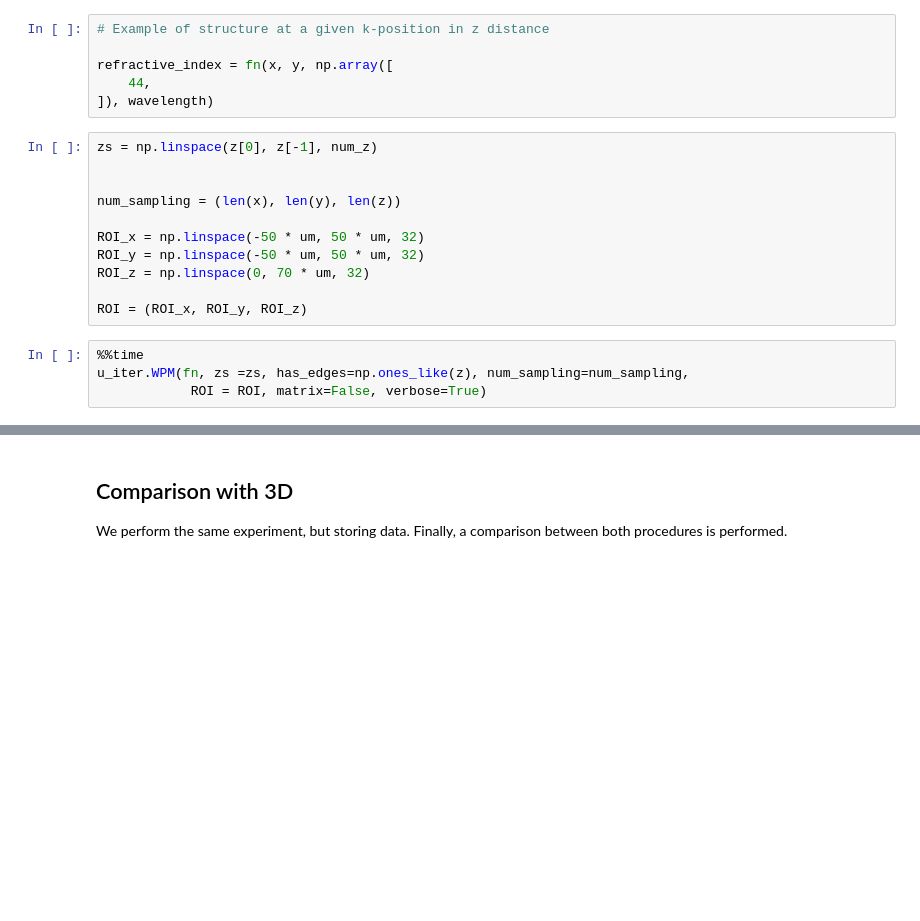
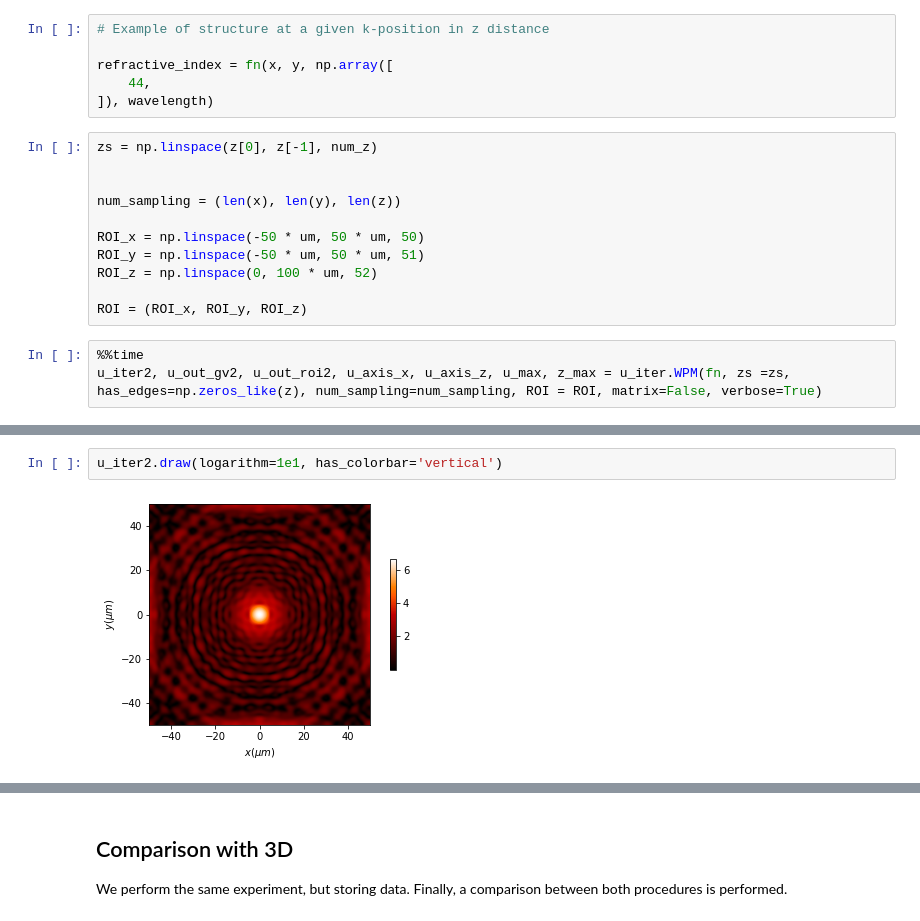
Before and after one commit to aocg-ucm/diffractio, a Jupyter notebook: docs/source/tutorial/scalar_XYZ/wpm_without_storing.ipynb, the cells around one changed output, grey strips where cells are left out. Cells and saved outputs as stored; diff of their text form; blank space fills up the shorter version.

```diff
--- a/docs/source/tutorial/scalar_XYZ/wpm_without_storing.ipynb
+++ b/docs/source/tutorial/scalar_XYZ/wpm_without_storing.ipynb
@@ -63,13 +65,12 @@ zs = np.linspace(z[0], z[-1], num_z)
 
 num_sampling = (len(x), len(y), len(z))
 
-ROI_x = np.linspace(-50 * um, 50 * um, 32)
-ROI_y = np.linspace(-50 * um, 50 * um, 32)
-ROI_z = np.linspace(0, 70 * um, 32)
+ROI_x = np.linspace(-50 * um, 50 * um, 50)
+ROI_y = np.linspace(-50 * um, 50 * um, 51)
+ROI_z = np.linspace(0, 100 * um, 52)
 
 ROI = (ROI_x, ROI_y, ROI_z)
 # %%
 %%time
-u_iter.WPM(fn, zs =zs, has_edges=np.ones_like(z), num_sampling=num_sampling,
-            ROI = ROI, matrix=False, verbose=True)
+u_iter2, u_out_gv2, u_out_roi2, u_axis_x, u_axis_z, u_max, z_max = u_iter.WPM(fn, zs =zs, has_edges=np.zeros_like(z), num_sampling=num_sampling, ROI = ROI, matrix=False, verbose=True)
 # %% [output]
@@ -78,0 +80,4 @@ Wall time: 906 ms
+# %%
+u_iter2.draw(logarithm=1e1, has_colorbar='vertical')
+# %% [output]
+[figure, added]
```
Also changed, not shown: parts of 11 cells of this notebook, 31 other files.
